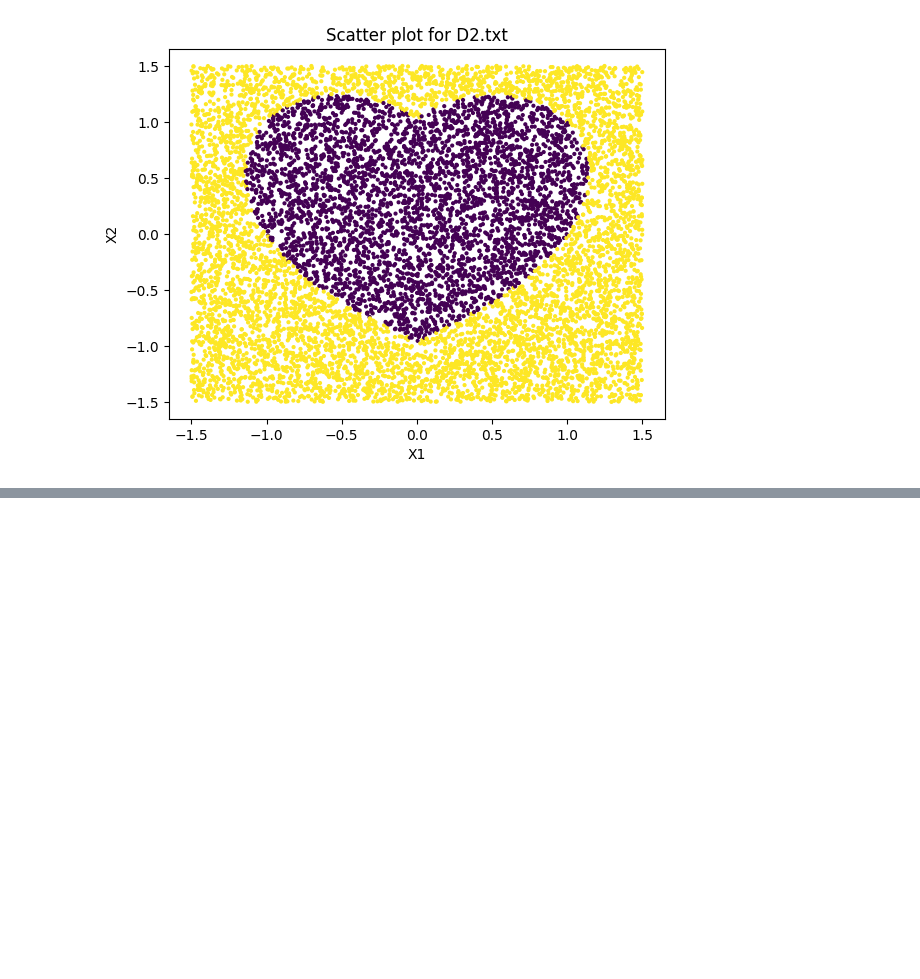
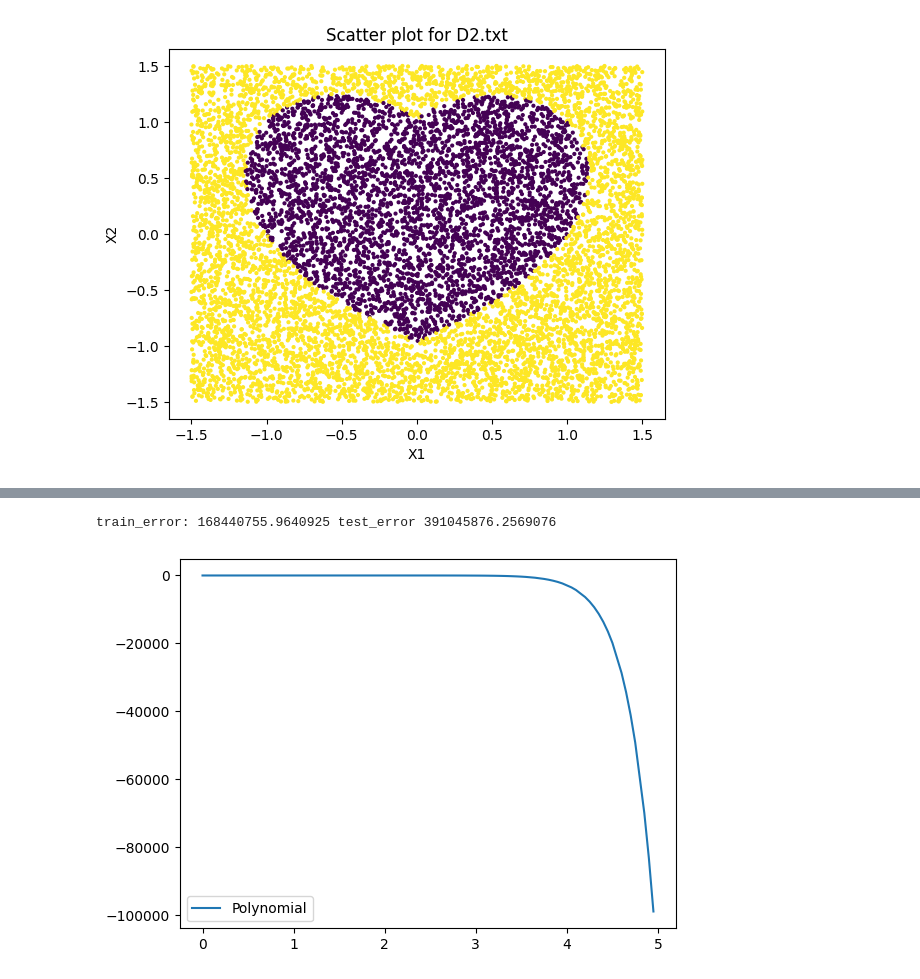
Before and after one commit to manjunathmadakasira/ECE760, a Jupyter notebook: hw2/hw2_sandbox.ipynb, the cells around one changed output, grey strips where cells are left out. Saved outputs shown, nothing was run; the diff lists cells and outputs as text; code cells hidden in the pictures; blank space fills up the shorter version.

Commit message:
Added lagrange interpolation 	modified:   hw2/hw2_sandbox.ipynb

```diff
--- a/hw2/hw2_sandbox.ipynb
+++ b/hw2/hw2_sandbox.ipynb
@@ -93,0 +108,30 @@ plt.show()
+# %%
+from scipy.interpolate import lagrange
+import math
+x = np.arange(0,5.0,0.05)
+np.random.shuffle(x)
+x_train = x[0:24]
+x_test = x[25:99]
+x_test = np.sort(x_test)
+y_test = np.sin(x_test)
+y_train = np.sin(x_train)
+#print(len(x_train))
+#print(len(y_train))
+poly = lagrange(x_train, y_train)
+#print(poly.coef[::-1])
+from numpy.polynomial.polynomial import Polynomial
+plyn = Polynomial(poly.coef[::-1]).coef
+#print(len(plyn))
+from sklearn.metrics import mean_squared_error
+train_error = mean_squared_error(y_train,Polynomial(poly.coef[::-1])(x_train))
+test_error = mean_squared_error(y_test,Polynomial(poly.coef[::-1])(x_test))
+print("train_error:",train_error,"test_error",test_error)
+#plt.scatter(x_train, y_train, label='data')
+plt.plot(x_test, Polynomial(poly.coef[::-1])(x_test), label='Polynomial')
+#plt.plot(x_new, 3*x_new**2 - 2*x_new + 0*x_new,
+#         label=r"$3 x^2 - 2 x$", linestyle='-.')
+plt.legend()
+plt.show()
+# %% [output]
+train_error: 168440755.9640925 test_error 391045876.2569076
+[figure, added]
```
Also changed, not shown: parts of 6 cells of this notebook.
